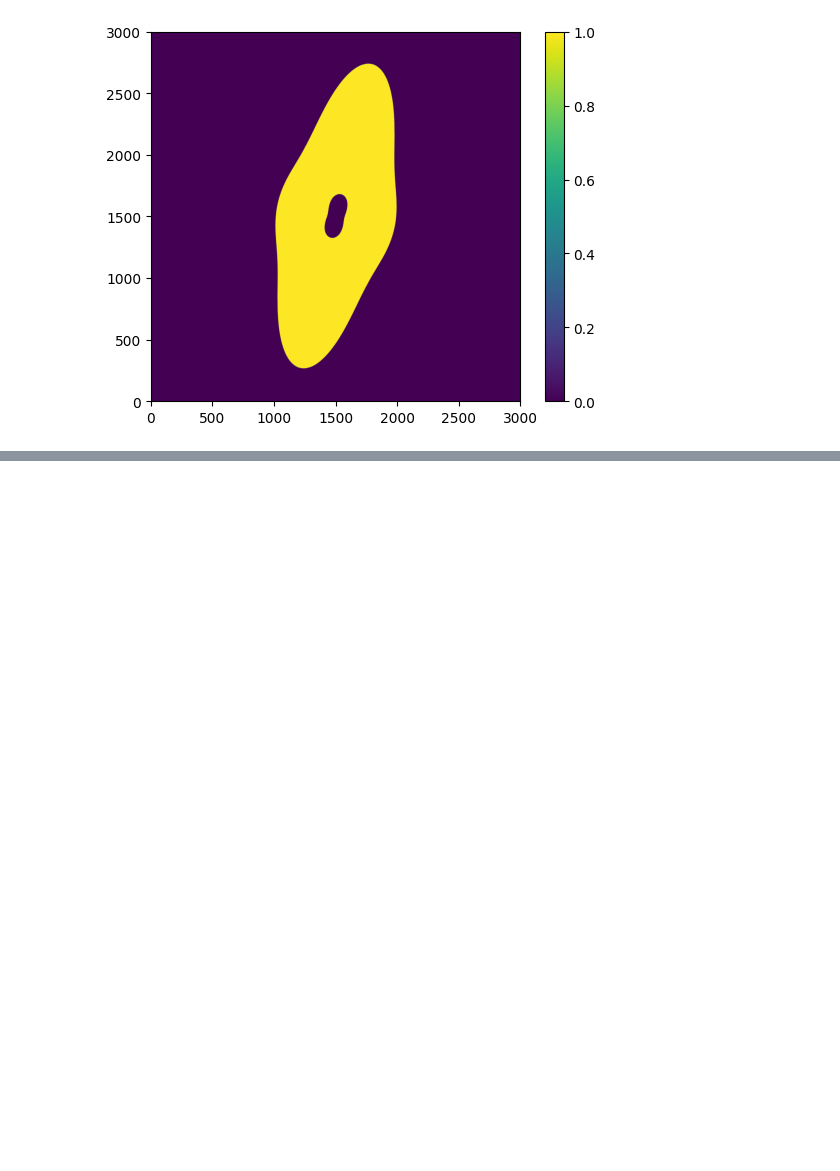
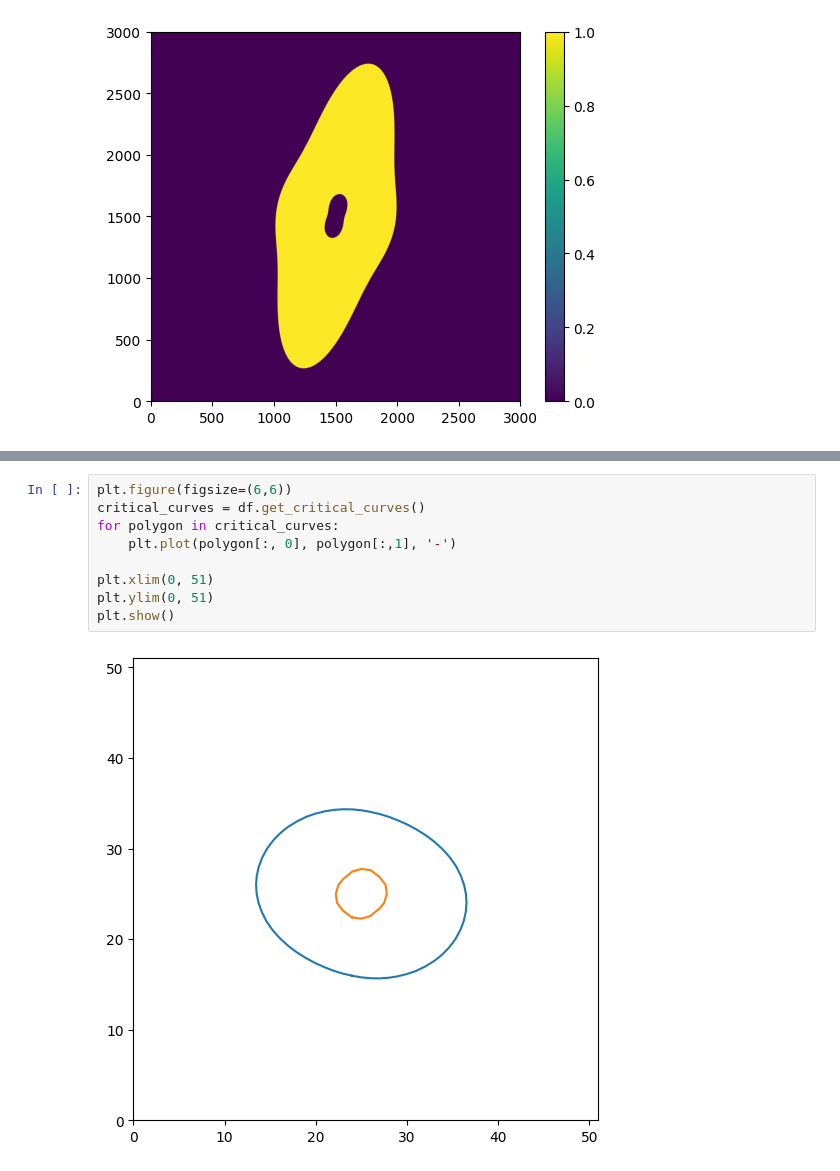
Before and after one commit to OliverRedhead/Gravitational-Lensing, a Jupyter notebook: wk1/PIEMD/piemd_testing.ipynb, the cells around one changed output, grey strips where cells are left out. Cells and saved outputs as stored; diff of their text form; blank space fills up the shorter version.

```diff
--- a/wk1/PIEMD/piemd_testing.ipynb
+++ b/wk1/PIEMD/piemd_testing.ipynb
@@ -98,0 +99,11 @@ plt.show()
+# %%
+plt.figure(figsize=(6,6))
+critical_curves = df.get_critical_curves()
+for polygon in critical_curves:
+    plt.plot(polygon[:, 0], polygon[:,1], '-')
+
+plt.xlim(0, 51)
+plt.ylim(0, 51)
+plt.show()
+# %% [output]
+[figure, added]
```
Also changed, not shown: parts of 10 cells of this notebook, 4 other files.
